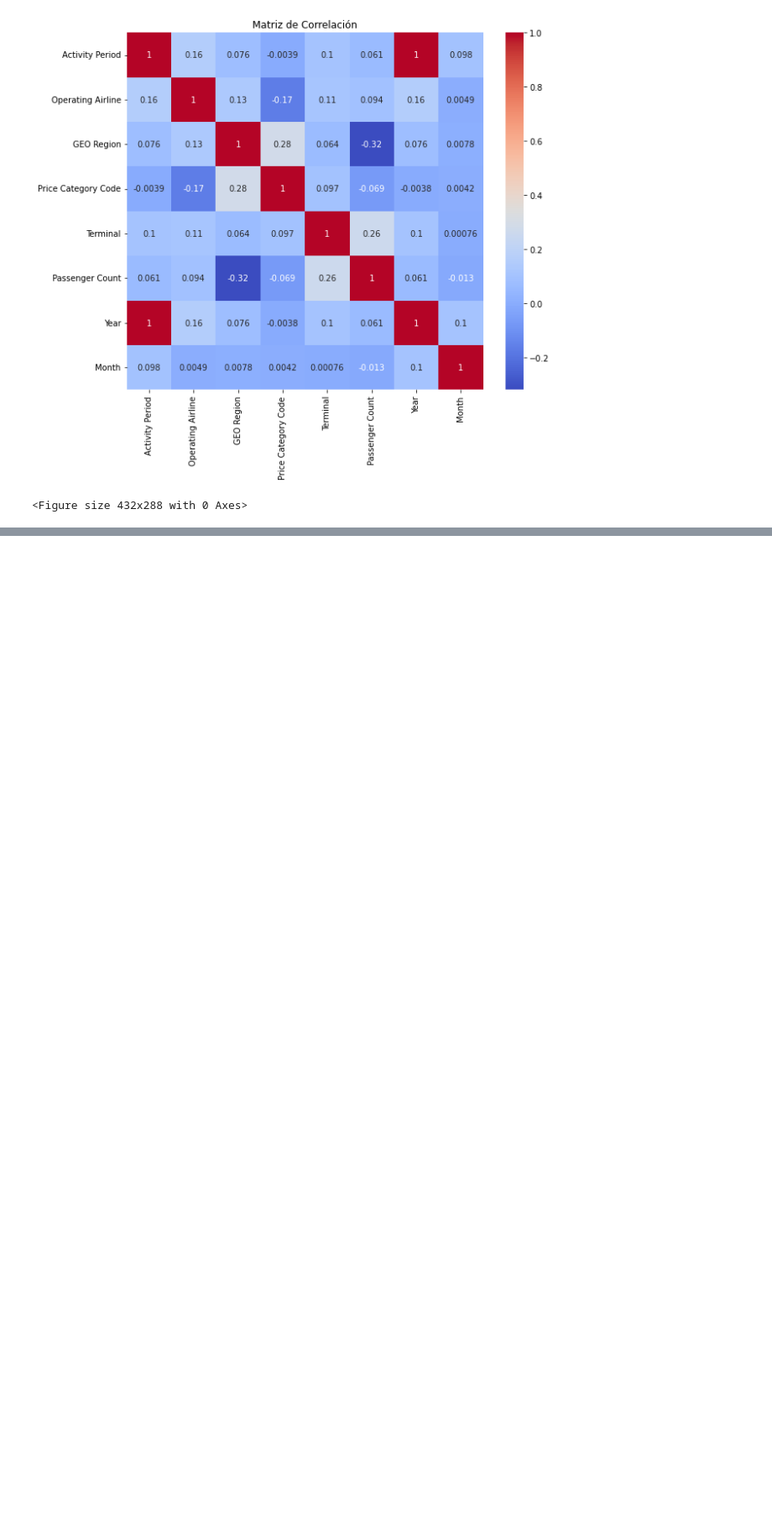
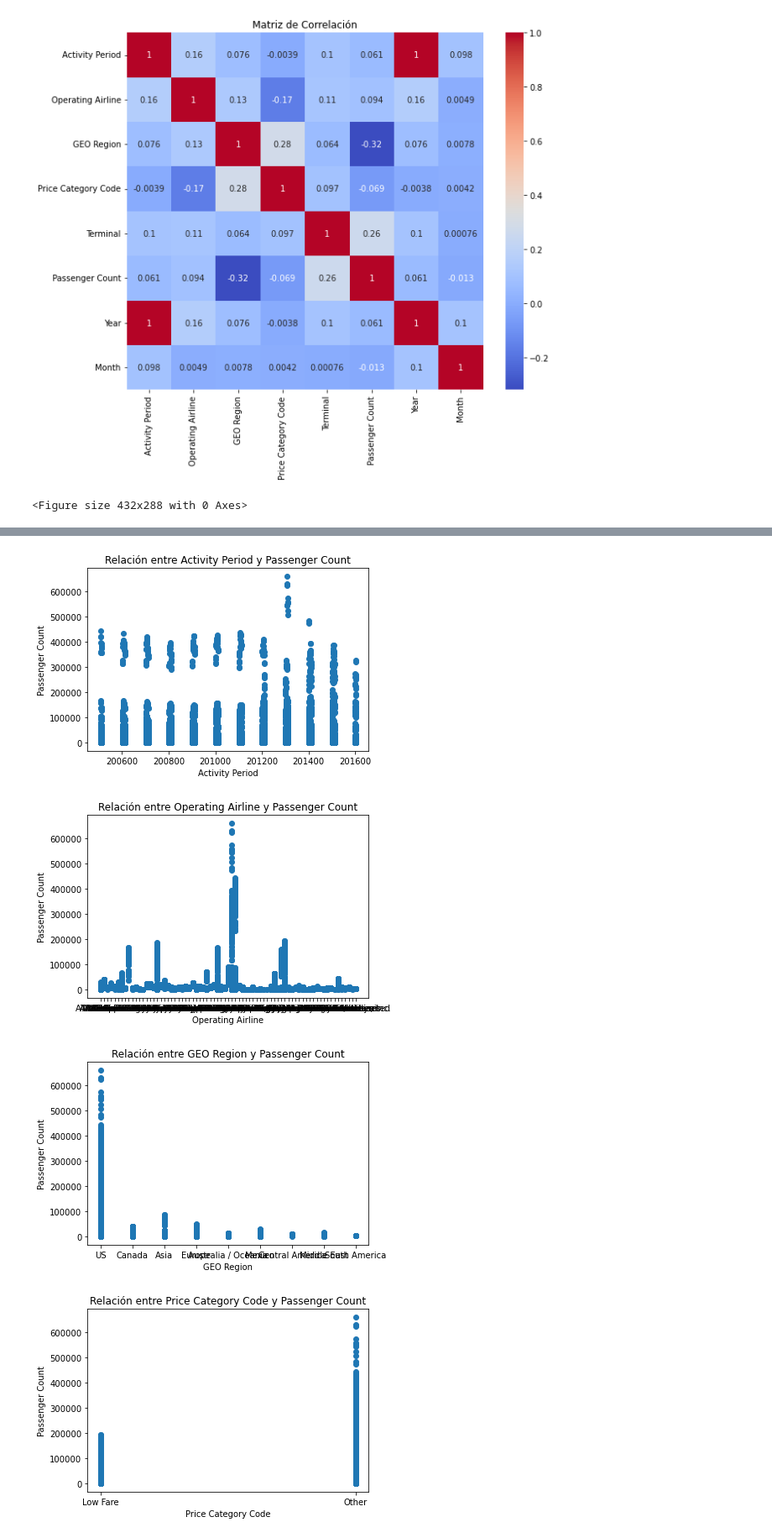
Before and after one commit to albabernal03/BD_proyecto_final, a Jupyter notebook: notebook/analisis.ipynb, the cells around one changed output, grey strips where cells are left out. Shown: that part at 84% size. Cells and saved outputs as stored; diff of their text form; code cells hidden in the pictures; blank space fills up the shorter version.

Commit message:
Añadimos los nuevos gráficos

```diff
--- a/notebook/analisis.ipynb
+++ b/notebook/analisis.ipynb
@@ -328,0 +347,26 @@ plt.savefig('../images/matriz_correlacion.png')
+# %%
+#Ahora vamos hacer un análisis para saber como las columnas estan relacionadas con la columna 'Passenger Count' (PUES ES LA QUE LUEGO QUIERO PREDECIR)
+columna_referencia= 'Passenger Count'
+# Obtener los datos de la columna de referencia
+data_referencia = df_1[columna_referencia].compute()
+
+# Obtener las columnas restantes para el análisis
+columnas_analisis = df_1.columns[df_1.columns != columna_referencia]
+
+# Crear un gráfico de dispersión para cada columna
+for columna in columnas_analisis:
+    # Obtener los datos de la columna actual
+    data_actual = df_1[columna].compute()
+
+    # Crear el gráfico de dispersión
+    plt.scatter(data_actual, data_referencia)
+    plt.xlabel(columna)
+    plt.ylabel(columna_referencia)
+    plt.title('Relación entre ' + columna + ' y ' + columna_referencia)
+    plt.show()
+    plt.savefig('../images/relacion_' + columna + '.png')
+# %% [output]
+[figure, added]
+[figure, added]
+[figure, added]
+[figure, added]
```
Also changed, not shown: parts of 2 cells of this notebook, 7 other files.
